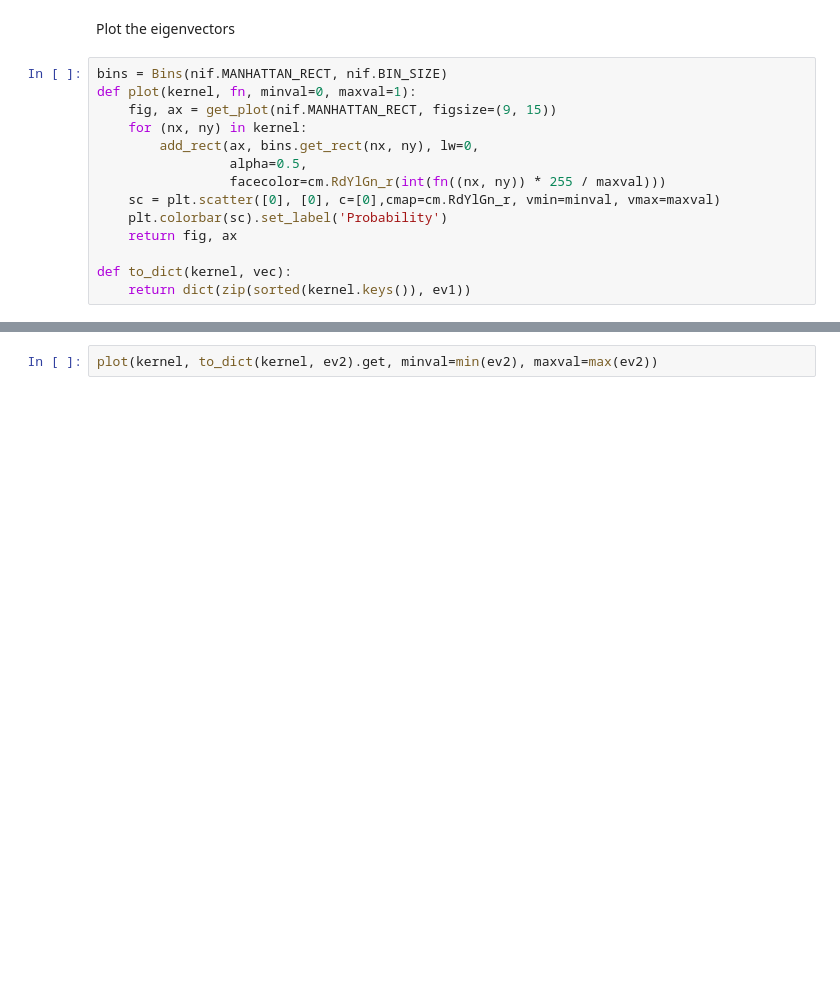
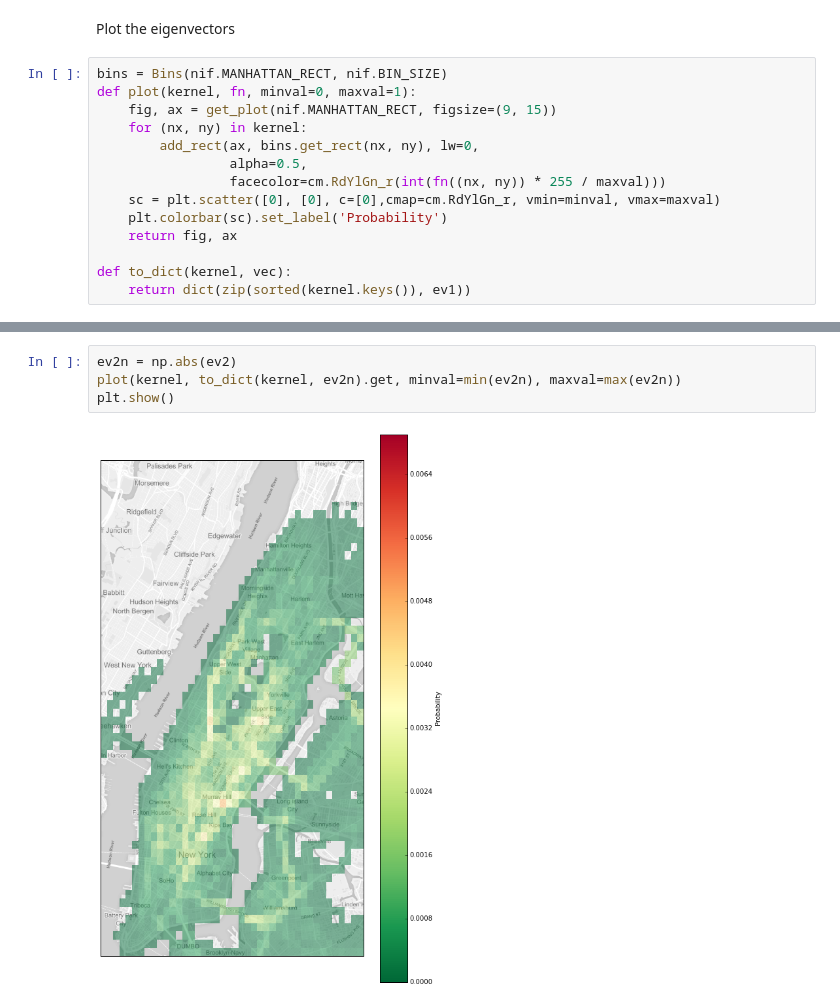
Before and after one commit to yuanchenyang/taxi_data, a Jupyter notebook: ipynb/KernelExperiments.ipynb, the cells around one changed output, grey strips where cells are left out. Cells and saved outputs as stored; diff of their text form; blank space fills up the shorter version.

```diff
--- a/ipynb/KernelExperiments.ipynb
+++ b/ipynb/KernelExperiments.ipynb
@@ -169,3 +141,7 @@ evl2, ev2 = get_nth_eigens(slice.T, 1)
 # %%
-plot(kernel, to_dict(kernel, ev2).get, minval=min(ev2), maxval=max(ev2))
+ev2n = np.abs(ev2)
+plot(kernel, to_dict(kernel, ev2n).get, minval=min(ev2n), maxval=max(ev2n))
+plt.show()
+# %% [output]
+[figure, added]
 # %%
```
Also changed, not shown: parts of 14 cells of this notebook, 5 other files.
